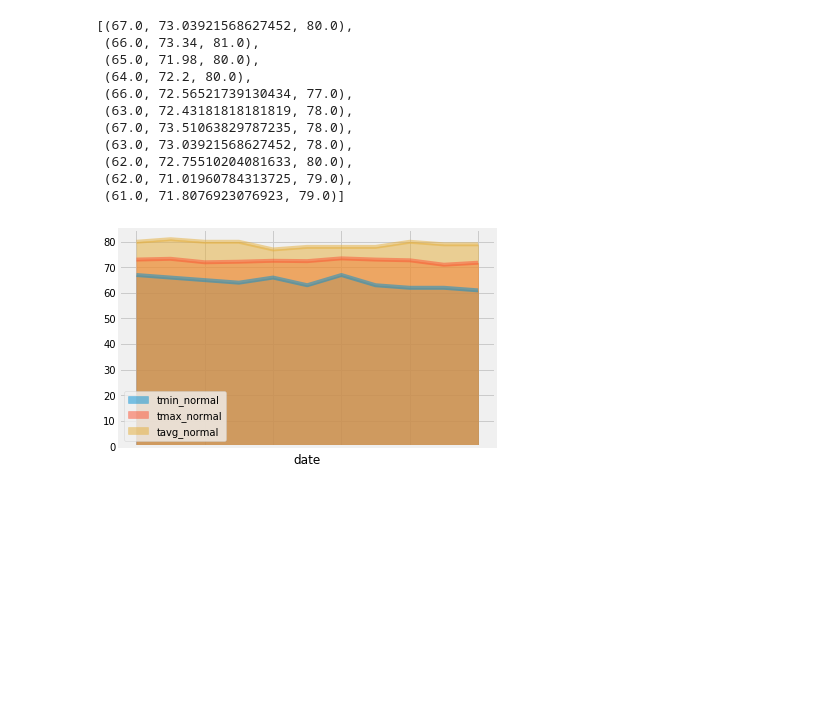
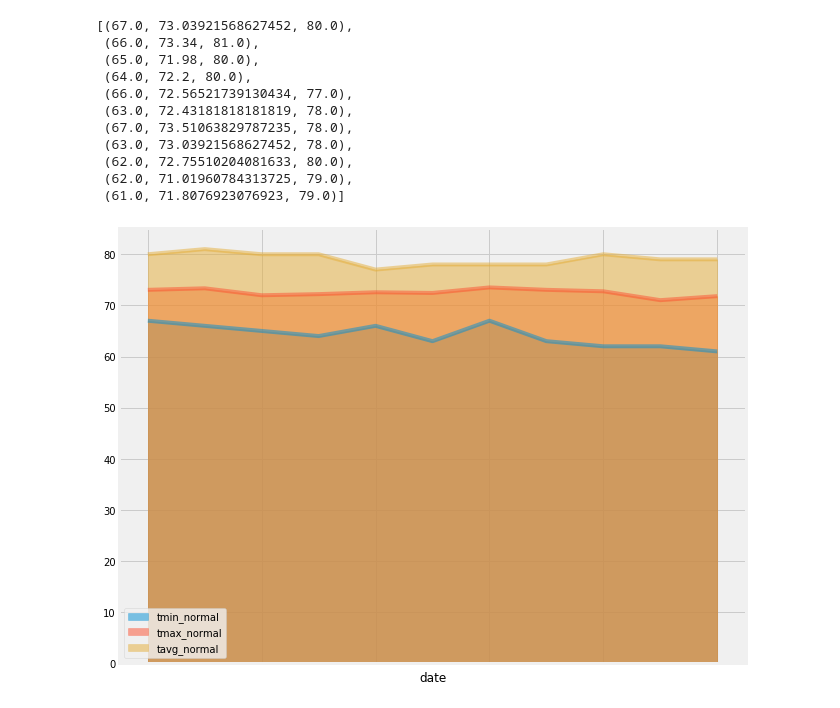
Before and after one commit to ovbondarenko/climate-analysis, a Jupyter notebook: main.ipynb, the cells around one changed output. Saved outputs shown, nothing was run; the diff lists cells and outputs as text; code cells hidden in the pictures; blank space fills up the shorter version.

```diff
--- a/main.ipynb
+++ b/main.ipynb
@@ -313,6 +312,6 @@ normals
 normals_df = pd.DataFrame(normals, columns = ['tmin_normal', 'tmax_normal', 'tavg_normal'], index = trip_dates).rename_axis('date')
 # %%
 # Plot the daily normals as an area plot with `stacked=False`
-ax = normals_df.plot.area(stacked=False)
+ax = normals_df.plot.area(stacked=False, figsize = (10, 8))
 # %% [output]
-[figure, old version]
+[figure, new version]
```
Also changed, not shown: parts of 21 cells of this notebook.
